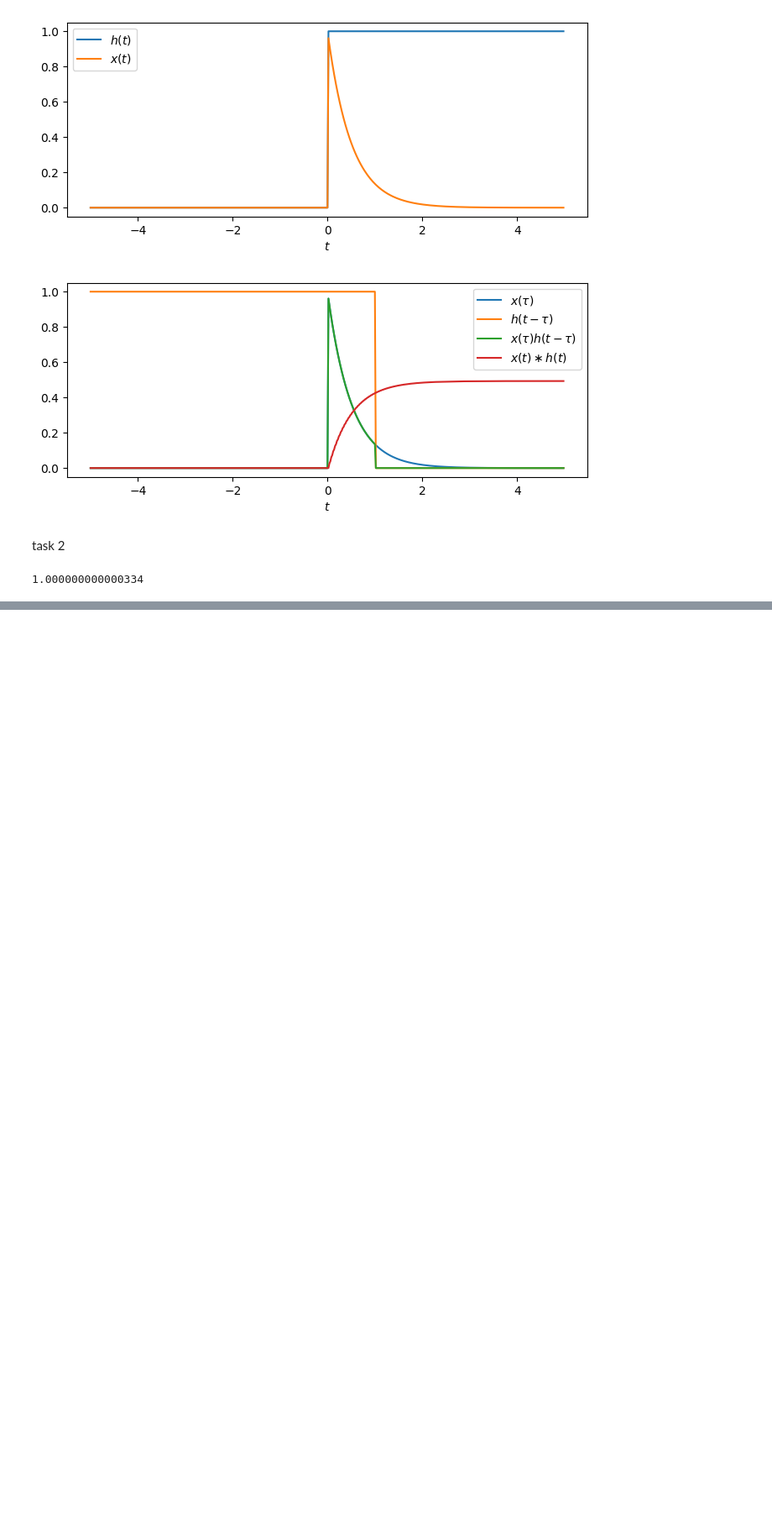
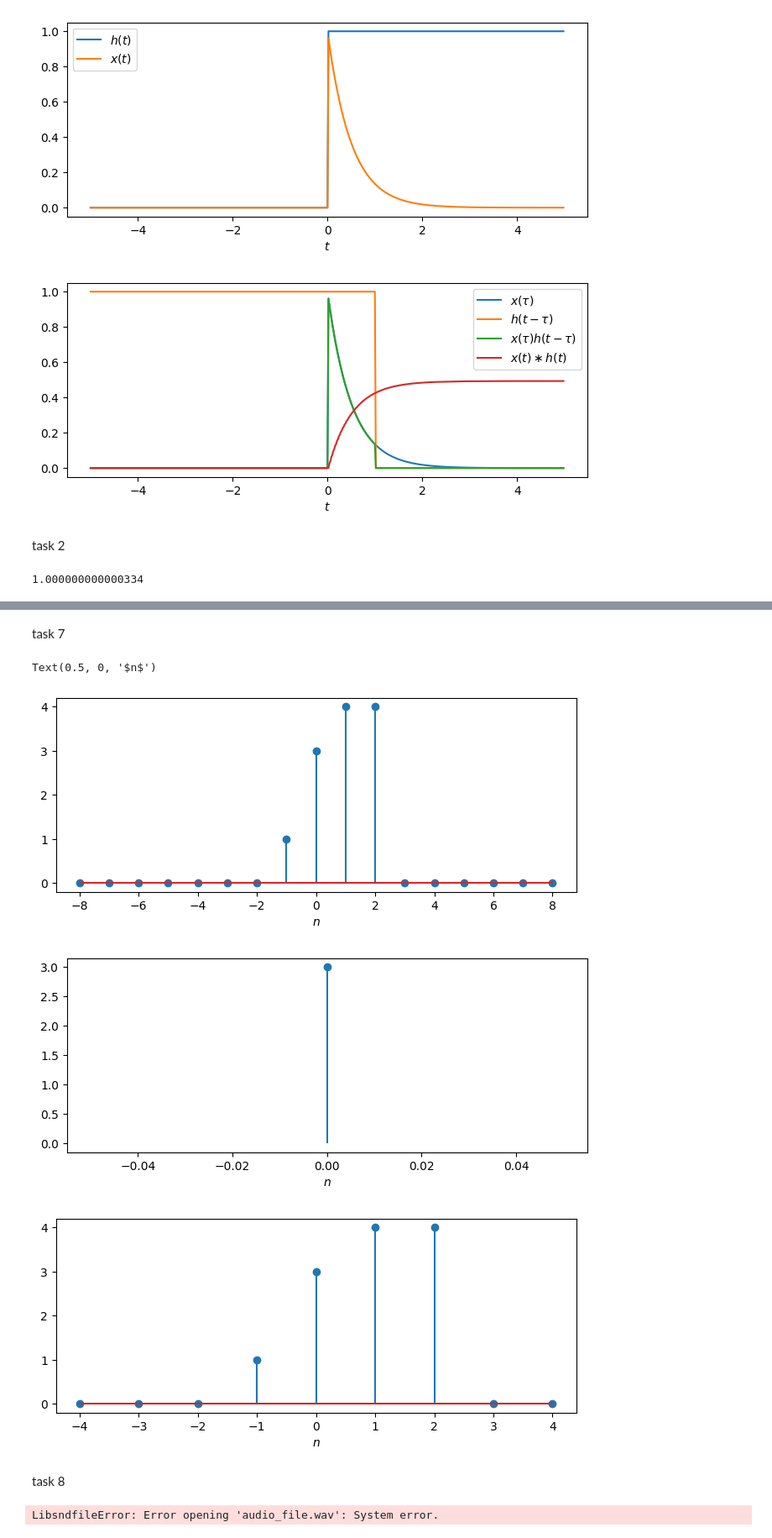
Before and after one commit to KaveeshwaraBandara/EN1094_Laboratory_Practice, a Jupyter notebook: Signal/workshop3.ipynb, the cells around one changed output, grey strips where cells are left out. Shown at 84% size. Drawn from its saved outputs; the diff is of its cells as text; code cells hidden in the pictures; blank space fills up the shorter version.

```diff
--- a/Signal/workshop3.ipynb
+++ b/Signal/workshop3.ipynb
@@ -54,0 +118,14 @@ print(y)
+# %%
+x = np.array([0, 0, 0, 1, 1, 2, 0, 0, 0])
+h = np.array([0, 0, 0, 0, 1, 2, 0, 0, 0])
+hr = np.flip(h)
+xo = 2
+ho = 4
+y = np.zeros(len(x) + len(h) - 1)
+for n in range(len(y)):
+    xkmin = max(0, n - len(h) + 1)
+    xkmax = min(len(x), n + 1)
+    hkmin = max(0, len(h) - n -1)
+    hkmax = min(len(h), len(x) + len(h) -n -1)
+    y[n] = np.sum(x[xkmin:xkmax]*hr[hkmin:hkmax])
+    print("y[{0}] = x[{1}:{2}]*h[{3}:{4}] = {5}".format(n, xkmin, xkmax, hkmin, hkmax, y[n]))
@@ -54,0 +150,58 @@ print(y)
+# %% [markdown]
+task 7
+# %%
+yFull = signal.convolve(x, h, mode='full')
+yValid = signal.convolve(x, h, mode='valid')
+ySame = signal.convolve(x, h, mode='same')
+
+# Full
+n = np.arange(-8, 9, 1)
+plt.figure(figsize=(8,3))
+plt.stem(n, yFull)
+plt.xlabel(r'$n$')
+
+# Valid
+plt.figure(figsize=(8,3))
+plt.stem(yValid)
+plt.xlabel(r'$n$')
+
+# Same
+n = np.arange(-4, 5, 1)
+plt.figure(figsize=(8,3))
+plt.stem(n, ySame)
+plt.xlabel(r'$n$')
+# %% [output]
+Text(0.5, 0, '$n$')
+[figure, added]
+[figure, added]
+[figure, added]
+# %% [markdown]
+task 8
+# %%
+from scipy import signal
+import numpy as np
+import matplotlib.pyplot as plt
+import soundfile as sf
+data, samplerate = sf.read('audio_file.wav')
+nyquist = samplerate//2
+fc = 2000/nyquist
+n = 121
+b = signal.firwin(n, fc, pass_zero=True)
+w, h = signal.freqz(b)
+import matplotlib.pyplot as plt
+fig, ax1 = plt.subplots()
+ax1.set_title('Digital filter frequency response')
+ax1.plot(w, 20 * np.log10(abs(h)), 'b')
+ax1.set_ylabel('Amplitude [dB]', color='b')
+ax1.set_xlabel('Frequency [rad/sample]')
+ax2 = ax1.twinx()
+angles = np.unwrap(np.angle(h))
+ax2.plot(w, angles, 'g')
+ax2.set_ylabel('Angle (radians)', color='g')
+ax2.grid()
+ax2.axis('tight')
+plt.show()
+% Your code here for convolution.
+sf.write('audio_file_filtered.wav', np.vstack((ch1, ch2)).T + data, samplerate)
+# %% [output]
+LibsndfileError: Error opening 'audio_file.wav': System error.
```
Also changed, not shown: parts of 9 cells of this notebook.
